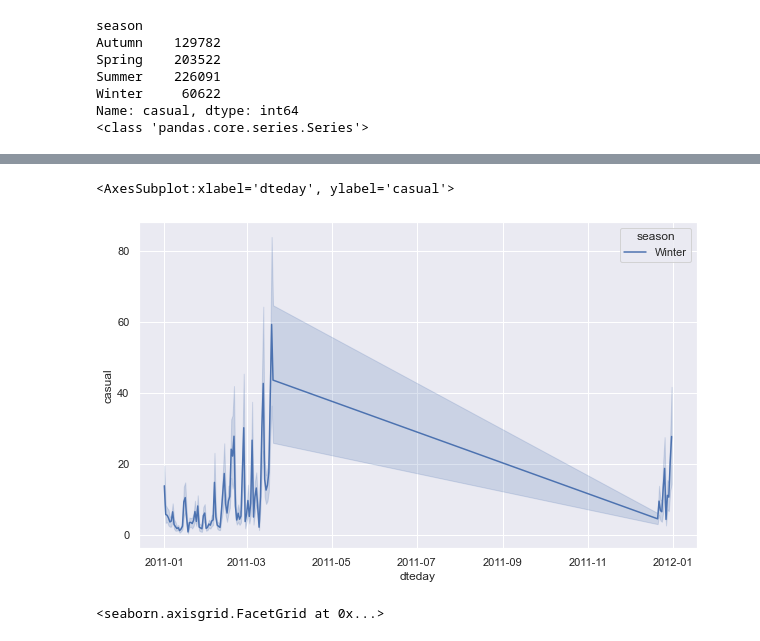
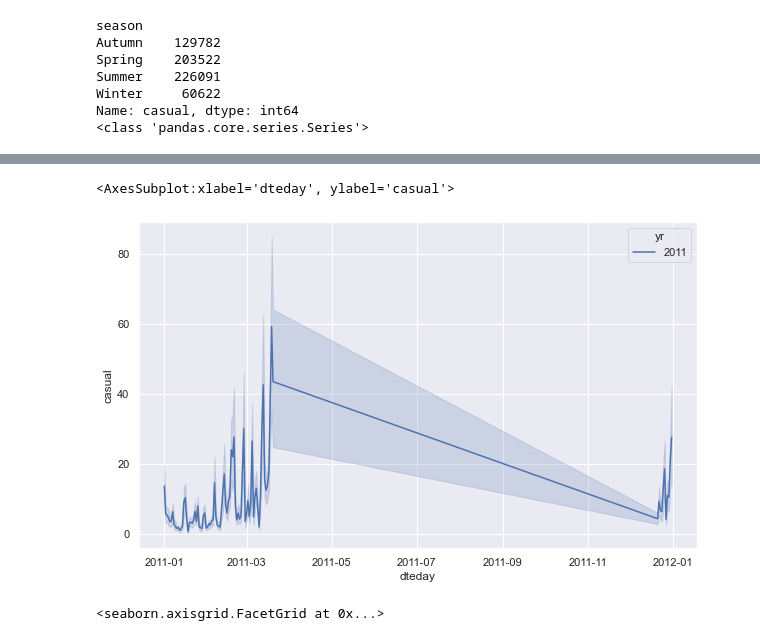
Before and after one commit to movifu1982/Bike-project, a Jupyter notebook: bike 1.ipynb, the cells around one changed output, grey strips where cells are left out. Saved outputs shown, nothing was run; the diff lists cells and outputs as text; code cells hidden in the pictures.

```diff
--- a/bike 1.ipynb
+++ b/bike 1.ipynb
@@ -775,16 +756,16 @@ winter_usage.tail(20)
 # %%
 winter_usage2 = bike_hour.query("yr == '2011'")
 winter_usage3 = bike_hour.query("season == 'Winter'")
 
 winter_usage4 = pd.merge(winter_usage2, winter_usage3)
 winter_usage4
 
-sns.lineplot(data=winter_usage4, x="dteday", y="casual", hue="season")
+sns.lineplot(data=winter_usage4, x="dteday", y="casual", hue="yr")
 
-#display("winter_usage2", "winter_usage3") this didnt help at all.
+#display("winter_usage2", "winter_usage3") this didnt help at all. Chnaged hue to year but nothing.
 # %% [output]
 <AxesSubplot:xlabel='dteday', ylabel='casual'>
-[figure, old version]
+[figure, new version]
 # %%
 sns.displot(data=winter_usage4, x="dteday")
 # %% [output]
```
Also changed, not shown: parts of 34 cells of this notebook.
